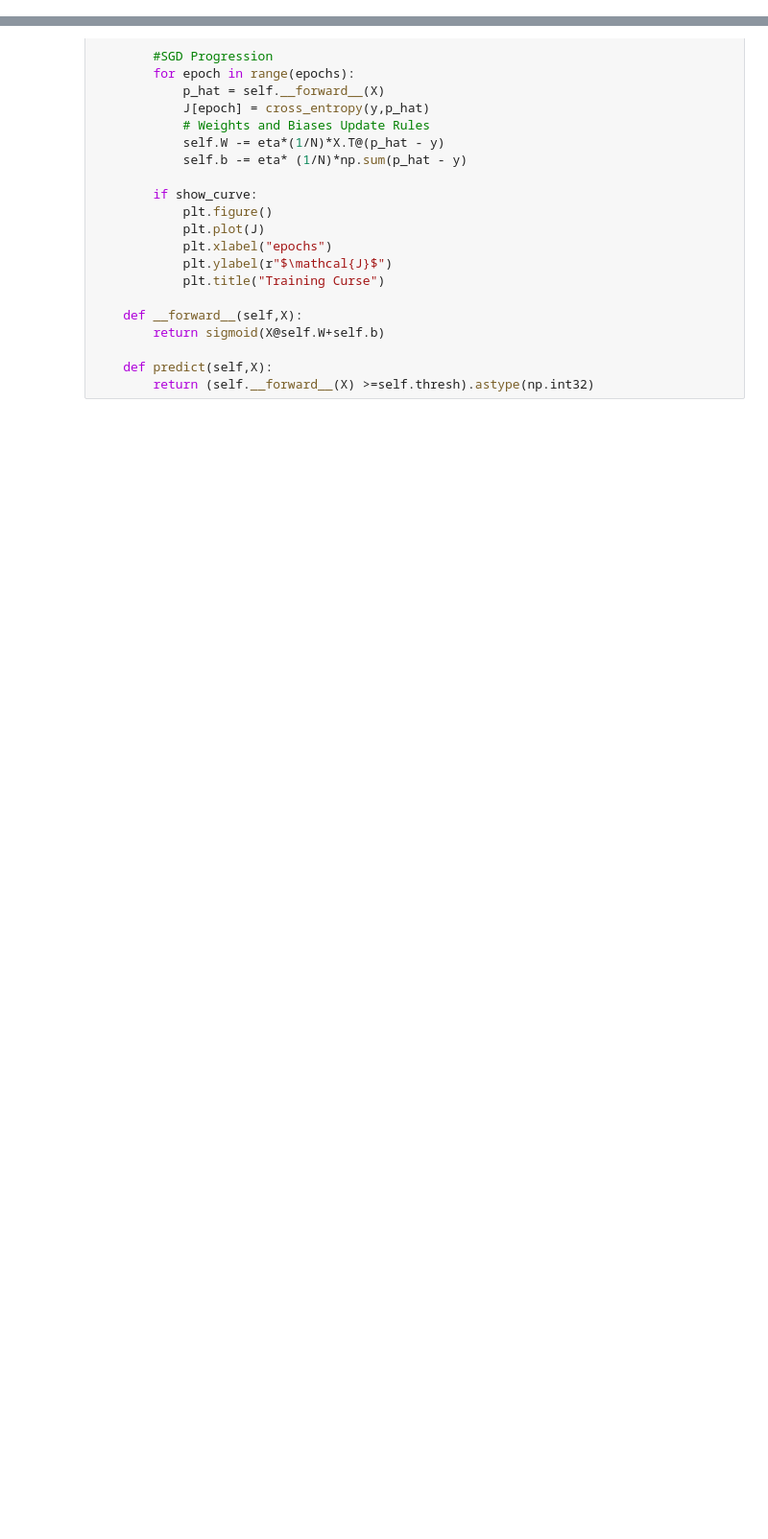
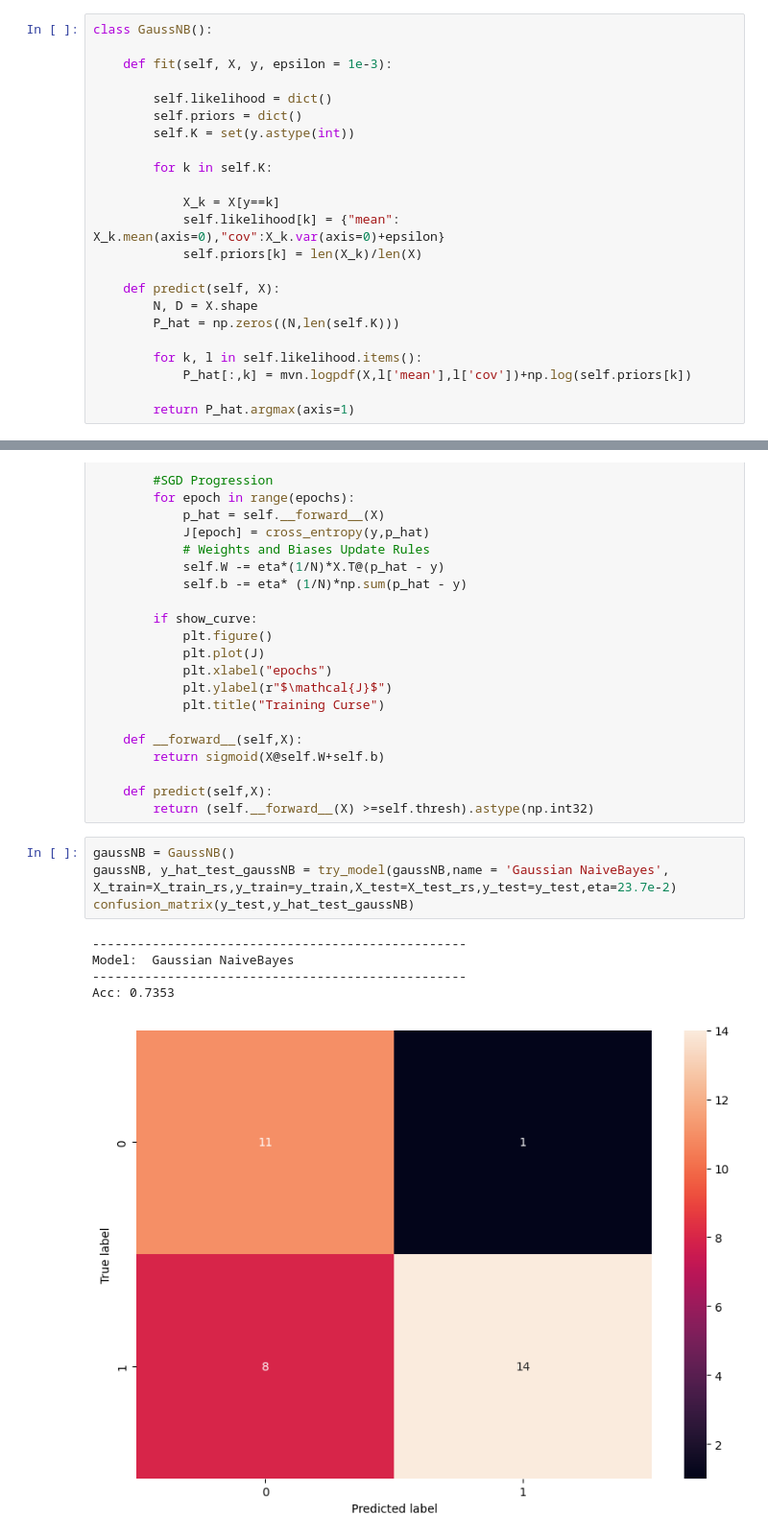
Before and after one commit to dedsec995/DS_Assignment1, a Jupyter notebook: assignment1.ipynb, the cells around one changed output, grey strips where cells are left out. Shown at 96% size. Cells and saved outputs as stored; diff of their text form; blank space fills up the shorter version.

```diff
--- a/assignment1.ipynb
+++ b/assignment1.ipynb
@@ -262,3 +228,26 @@ X_train_rs = rscaler.fit_transform(X_train)
 X_test_rs = rscaler.transform(X_test)
 # %% [markdown]
 ### Models
+# %%
+class GaussNB():
+
+    def fit(self, X, y, epsilon = 1e-3):
+
+        self.likelihood = dict()
+        self.priors = dict()
+        self.K = set(y.astype(int))
+
+        for k in self.K:
+
+            X_k = X[y==k]
+            self.likelihood[k] = {"mean": X_k.mean(axis=0),"cov":X_k.var(axis=0)+epsilon}
+            self.priors[k] = len(X_k)/len(X)
+
+    def predict(self, X):
+        N, D = X.shape
+        P_hat = np.zeros((N,len(self.K)))
+
+        for k, l in self.likelihood.items():
+            P_hat[:,k] = mvn.logpdf(X,l['mean'],l['cov'])+np.log(self.priors[k])
+
+        return P_hat.argmax(axis=1)
@@ -302,3 +317,13 @@ class LogisticRegression():
 
     def predict(self,X):
         return (self.__forward__(X) >=self.thresh).astype(np.int32)
+# %%
+gaussNB = GaussNB()
+gaussNB, y_hat_test_gaussNB = try_model(gaussNB,name = 'Gaussian NaiveBayes', X_train=X_train_rs,y_train=y_train,X_test=X_test_rs,y_test=y_test,eta=23.7e-2)
+confusion_matrix(y_test,y_hat_test_gaussNB)
+# %% [output]
+--------------------------------------------------
+Model:  Gaussian NaiveBayes
+--------------------------------------------------
+Acc: 0.7353
+[figure, added]
```
Also changed, not shown: parts of 10 cells of this notebook, 3 other files.
